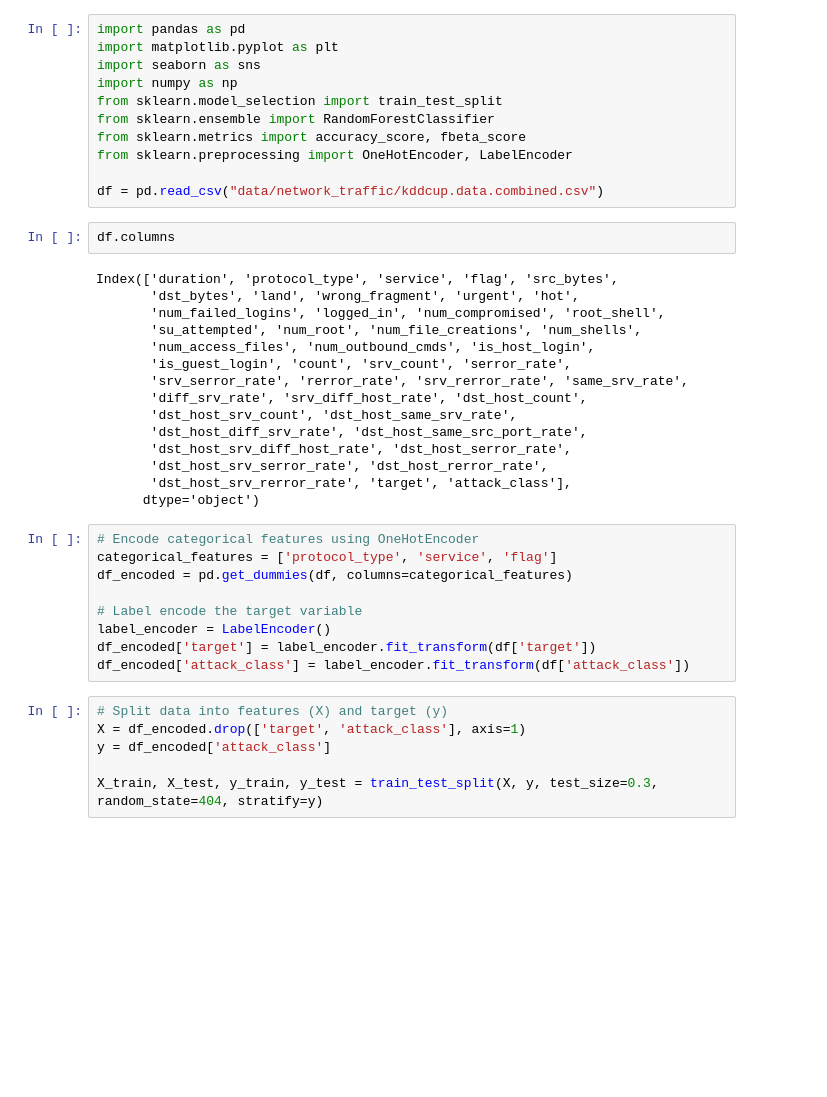
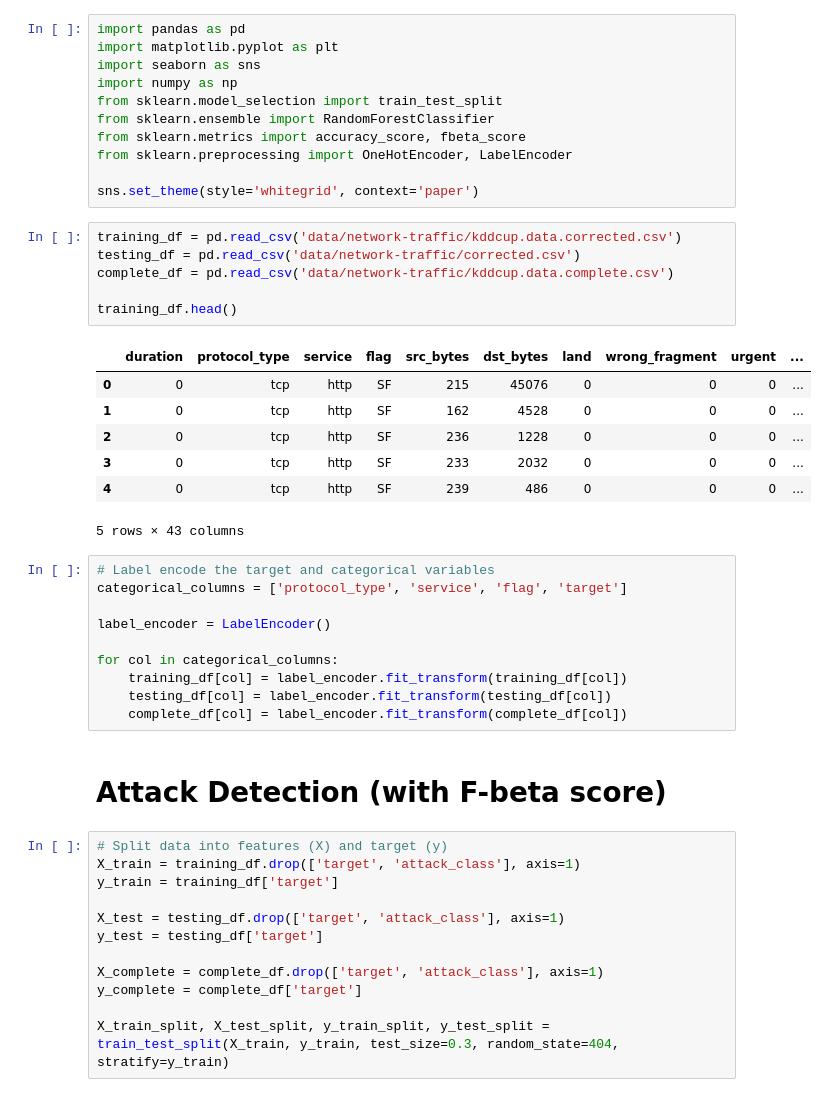
Before and after one commit to WildCodeWolf/Your-Data-Is-Mine, a Jupyter notebook: networktraffic-FeatureImportance.ipynb, the cells around one changed output. Cells and saved outputs as stored; diff of their text form; blank space fills up the shorter version.

```diff
--- a/networktraffic-FeatureImportance.ipynb
+++ b/networktraffic-FeatureImportance.ipynb
@@ -8,39 +8,45 @@ from sklearn.ensemble import RandomForestClassifier
 from sklearn.metrics import accuracy_score, fbeta_score
 from sklearn.preprocessing import OneHotEncoder, LabelEncoder
 
-df = pd.read_csv("data/network_traffic/kddcup.data.combined.csv")
+sns.set_theme(style='whitegrid', context='paper')
-# %%
-df.columns
-# %% [output]
-Index(['duration', 'protocol_type', 'service', 'flag', 'src_bytes',
-       'dst_bytes', 'land', 'wrong_fragment', 'urgent', 'hot',
-       'num_failed_logins', 'logged_in', 'num_compromised', 'root_shell',
-       'su_attempted', 'num_root', 'num_file_creations', 'num_shells',
-       'num_access_files', 'num_outbound_cmds', 'is_host_login',
-       'is_guest_login', 'count', 'srv_count', 'serror_rate',
-       'srv_serror_rate', 'rerror_rate', 'srv_rerror_rate', 'same_srv_rate',
-       'diff_srv_rate', 'srv_diff_host_rate', 'dst_host_count',
-       'dst_host_srv_count', 'dst_host_same_srv_rate',
-       'dst_host_diff_srv_rate', 'dst_host_same_src_port_rate',
-       'dst_host_srv_diff_host_rate', 'dst_host_serror_rate',
-       'dst_host_srv_serror_rate', 'dst_host_rerror_rate',
-       'dst_host_srv_rerror_rate', 'target', 'attack_class'],
-      dtype='object')
-# %%
-# Encode categorical features using OneHotEncoder
-categorical_features = ['protocol_type', 'service', 'flag']
-df_encoded = pd.get_dummies(df, columns=categorical_features)
-
-# Label encode the target variable
-label_encoder = LabelEncoder()
-df_encoded['target'] = label_encoder.fit_transform(df['target'])
-df_encoded['attack_class'] = label_encoder.fit_transform(df['attack_class'])
+# %%
+training_df = pd.read_csv('data/network-traffic/kddcup.data.corrected.csv')
+testing_df = pd.read_csv('data/network-traffic/corrected.csv')
+complete_df = pd.read_csv('data/network-traffic/kddcup.data.complete.csv')
+
+training_df.head()
+# %% [output]
+|  | duration | protocol_type | service | flag | src_bytes | dst_bytes | land | wrong_fragment | urgent | ... |
+| 0 | 0 | tcp | http | SF | 215 | 45076 | 0 | 0 | 0 | ... |
+| 1 | 0 | tcp | http | SF | 162 | 4528 | 0 | 0 | 0 | ... |
+| 2 | 0 | tcp | http | SF | 236 | 1228 | 0 | 0 | 0 | ... |
+| 3 | 0 | tcp | http | SF | 233 | 2032 | 0 | 0 | 0 | ... |
+| 4 | 0 | tcp | http | SF | 239 | 486 | 0 | 0 | 0 | ... |
+5 rows × 43 columns
+# %%
+# Label encode the target and categorical variables
+categorical_columns = ['protocol_type', 'service', 'flag', 'target']
+
+label_encoder = LabelEncoder()
+
+for col in categorical_columns:
+    training_df[col] = label_encoder.fit_transform(training_df[col])
+    testing_df[col] = label_encoder.fit_transform(testing_df[col])
+    complete_df[col] = label_encoder.fit_transform(complete_df[col])
+# %% [markdown]
+# Attack Detection (with F-beta score)
 # %%
 # Split data into features (X) and target (y)
-X = df_encoded.drop(['target', 'attack_class'], axis=1)
-y = df_encoded['attack_class']
+X_train = training_df.drop(['target', 'attack_class'], axis=1)
+y_train = training_df['target']
 
-X_train, X_test, y_train, y_test = train_test_split(X, y, test_size=0.3, random_state=404, stratify=y)
+X_test = testing_df.drop(['target', 'attack_class'], axis=1)
+y_test = testing_df['target']
+
+X_complete = complete_df.drop(['target', 'attack_class'], axis=1)
+y_complete = complete_df['target']
+
+X_train_split, X_test_split, y_train_split, y_test_split = train_test_split(X_train, y_train, test_size=0.3, random_state=404, stratify=y_train)
 # %%
 # Train a RandomForestClassifier
 rf = RandomForestClassifier(n_estimators=100, random_state=404, n_jobs=-1)
```
Also changed, not shown: parts of 7 cells of this notebook.
